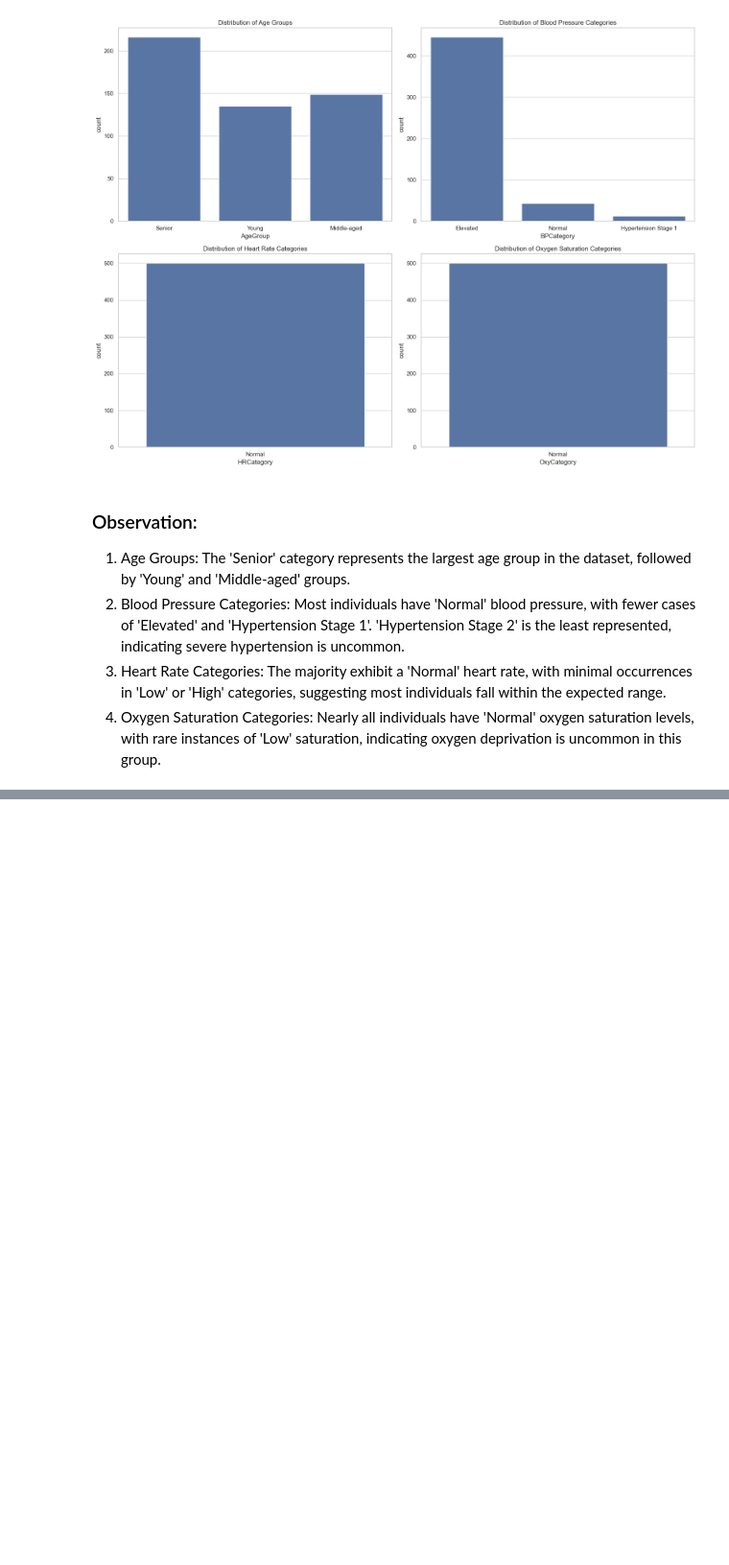
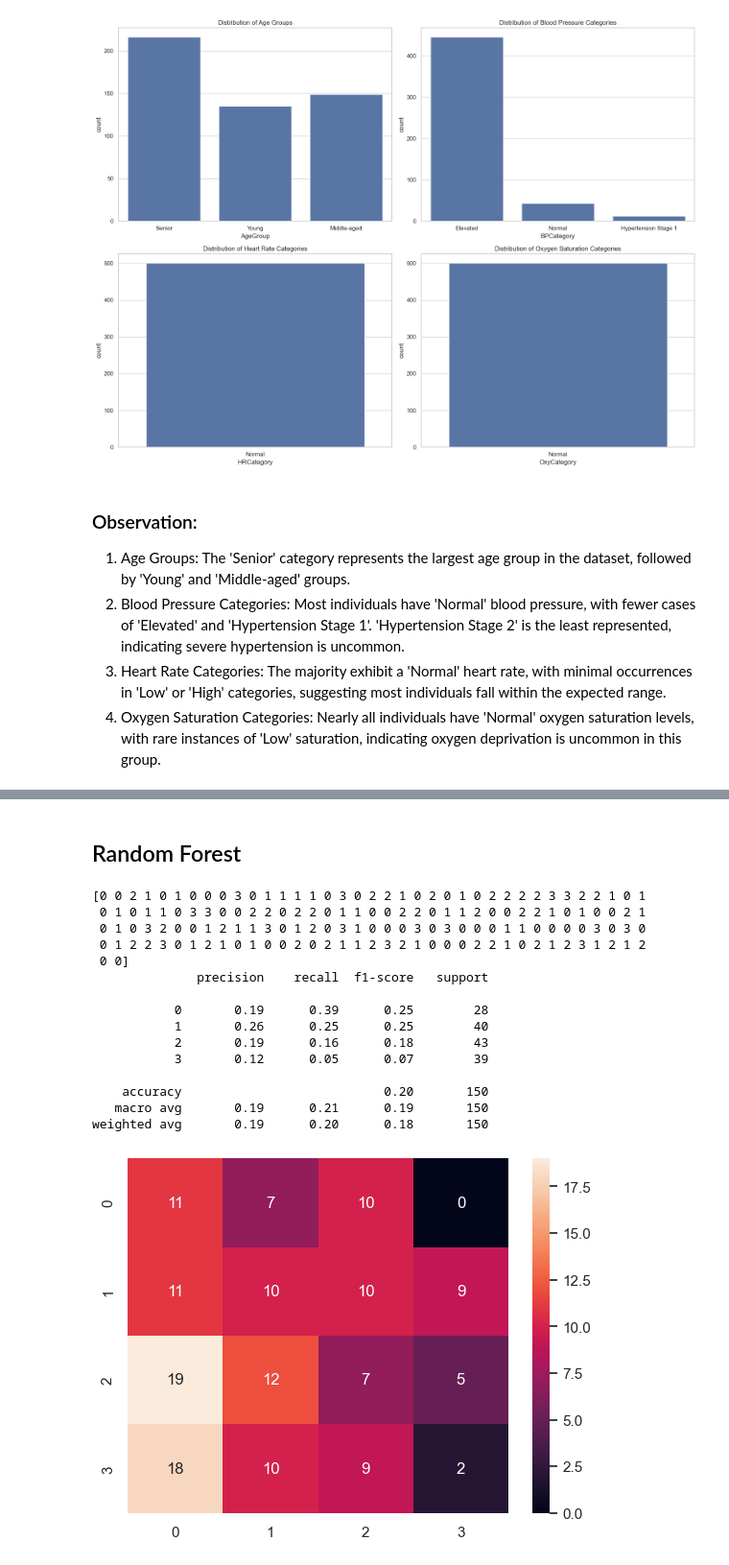
Before and after one commit to twodog1953/Health-Monitoring-Analysis-Modelling, a Jupyter notebook: Health Monitoring Analysis & Modelling.ipynb, the cells around one changed output, grey strips where cells are left out. Shown at 96% size. Drawn from its saved outputs; the diff is of its cells as text; code cells hidden in the pictures; blank space fills up the shorter version.

```diff
--- a/Health Monitoring Analysis & Modelling.ipynb
+++ b/Health Monitoring Analysis & Modelling.ipynb
@@ -388,0 +438,8 @@ plt.show()
+# %%
+# Convert some categorical variables to numberical variables
+df1 = health_data.copy()
+cata_col_lst = ["Gender", "ActivityLevel", "SleepQuality", "StressLevel"]
+
+for f in cata_col_lst:
+    df1[f] = pd.factorize(df1[f])[0]
+df1.head()
@@ -388,0 +453,2 @@ plt.show()
+# %% [markdown]
+## Random Forest
@@ -388,0 +457,30 @@ plt.show()
+# %%
+X = df1[["Age", "Gender", "HeartRate", "SystolicBP", "DiastolicBP",  "RespiratoryRate", "BodyTemperature","OxygenSaturation"]]
+y = df1['SleepQuality']
+# %%
+X_train, X_test, y_train, y_test = train_test_split(X, y, test_size = 0.3, random_state = 10)
+class_rf_all = RandomForestClassifier(random_state = 11)
+class_rf_all.fit(X_train, y_train)
+y_predict_rdf = class_rf_all.predict(X_test)
+print(y_predict_rdf)
+
+cm = confusion_matrix(y_test, y_predict_rdf)
+sns.heatmap(cm, annot = True, fmt = 'd')
+print(classification_report(y_test, y_predict_rdf))
+# %% [output]
+[0 0 2 1 0 1 0 0 0 3 0 1 1 1 1 0 3 0 2 2 1 0 2 0 1 0 2 2 2 2 3 3 2 2 1 0 1
+ 0 1 0 1 1 0 3 3 0 0 2 2 0 2 2 0 1 1 0 0 2 2 0 1 1 2 0 0 2 2 1 0 1 0 0 2 1
+ 0 1 0 3 2 0 0 1 2 1 1 3 0 1 2 0 3 1 0 0 0 3 0 3 0 0 0 1 1 0 0 0 0 3 0 3 0
+ 0 1 2 2 3 0 1 2 1 0 1 0 0 2 0 2 1 1 2 3 2 1 0 0 0 2 2 1 0 2 1 2 3 1 2 1 2
+ 0 0]
+              precision    recall  f1-score   support
+
+           0       0.19      0.39      0.25        28
+           1       0.26      0.25      0.25        40
+           2       0.19      0.16      0.18        43
+           3       0.12      0.05      0.07        39
+
+    accuracy                           0.20       150
+   macro avg       0.19      0.21      0.19       150
+weighted avg       0.19      0.20      0.18       150
+[figure, added]
```
Also changed, not shown: parts of 12 cells of this notebook.
